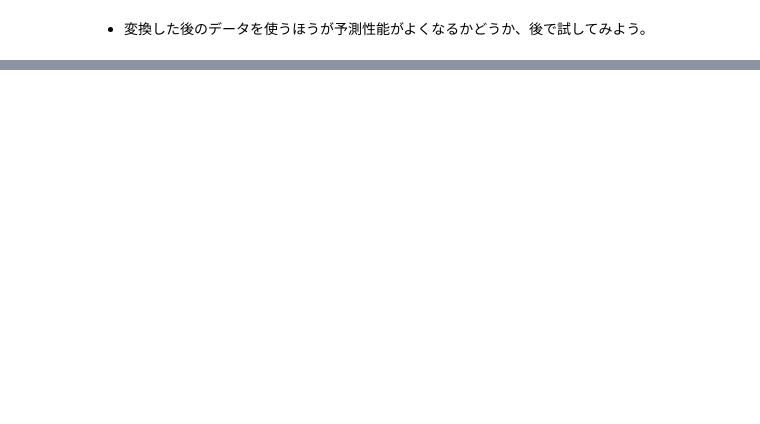
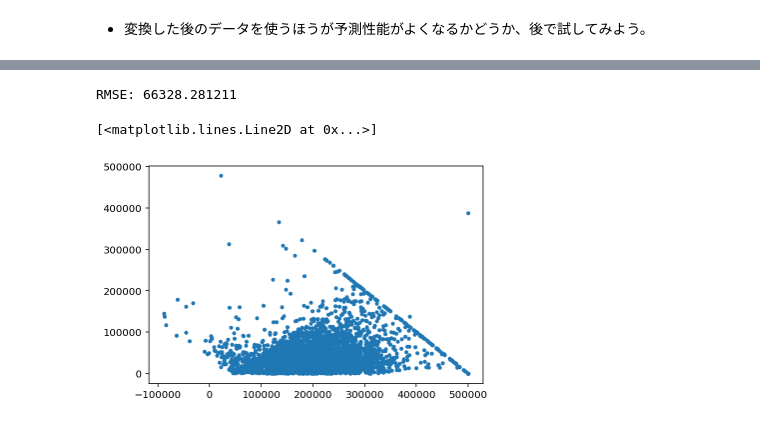
Before and after one commit to yfukui47/course2021-sml, a Jupyter notebook: 07_linear_regression_2.ipynb, the cells around one changed output, grey strips where cells are left out. Saved outputs shown, nothing was run; the diff lists cells and outputs as text; code cells hidden in the pictures; blank space fills up the shorter version.

```diff
--- a/07_linear_regression_2.ipynb
+++ b/07_linear_regression_2.ipynb
@@ -279,0 +428,6 @@ alpha: 100.000000; RMSE: 79323.075283
+# %%
+flag_lon = (X_train.longitude < med_lon) * 1
+flag_lat = (X_train.latitude < med_lat) * 1
+
+X_train['lon'] = flag_lon
+X_train['lat'] = flag_lat
@@ -279,0 +446,27 @@ alpha: 100.000000; RMSE: 79323.075283
+# %%
+flag_lon = (X_valid.longitude < med_lon) * 1
+flag_lat = (X_valid.latitude < med_lat) * 1
+
+X_valid['lon'] = flag_lon
+X_valid['lat'] = flag_lat
+# %%
+scaler = MinMaxScaler()
+scaler.fit(X_train) # スケーラのfitは訓練データのみで行う
+X_train_scaled = X_train.copy()
+X_train_scaled[X_train.columns] = scaler.transform(X_train)
+X_valid_scaled = X_valid.copy()
+X_valid_scaled[X_valid.columns] = scaler.transform(X_valid) # 検証データに同じスケーリングを適用
+# %%
+reg = LinearRegression()
+reg.fit(X_train_scaled, y_train)
+y_valid_pred = reg.predict(X_valid_scaled)
+y_valid_pred[y_valid_pred > y_train.max()] = y_train.max()
+rmse = mean_squared_error(y_valid, y_valid_pred, squared=False)
+print(f'RMSE: {rmse:f}')
+# %% [output]
+RMSE: 66328.281211
+# %%
+plt.plot(y_valid_pred, np.abs(y_valid_pred - y_valid), '.')
+# %% [output]
+[<matplotlib.lines.Line2D at 0x...>]
+[figure, added]
```
Also changed, not shown: parts of 69 cells of this notebook.
